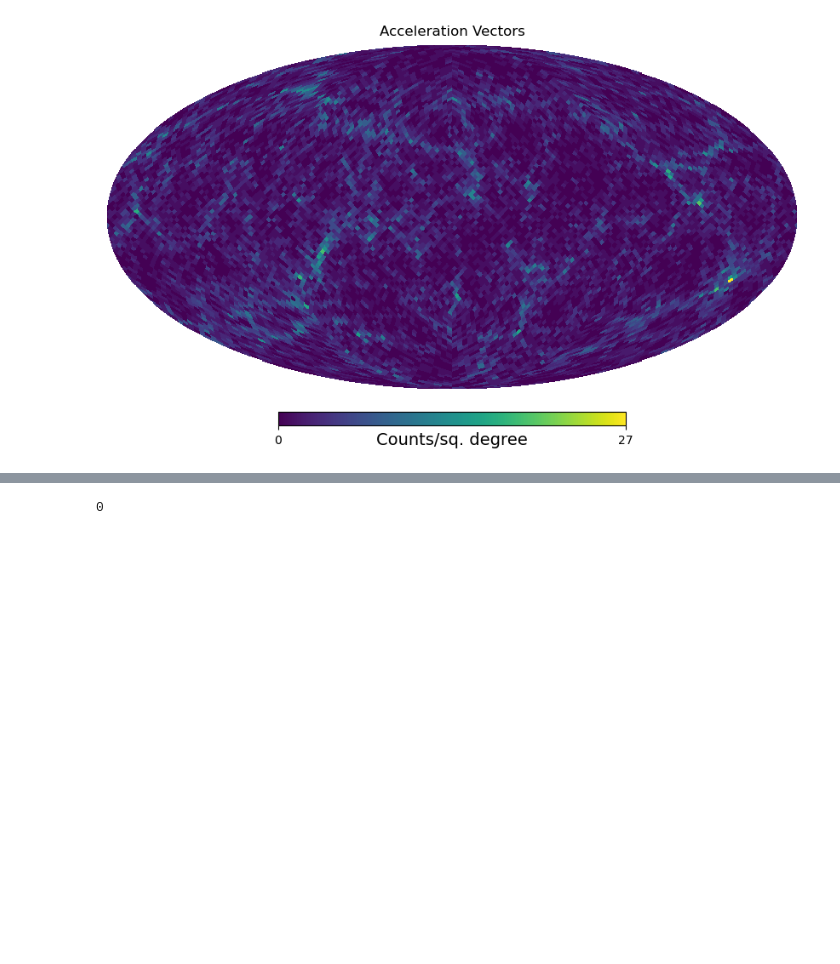
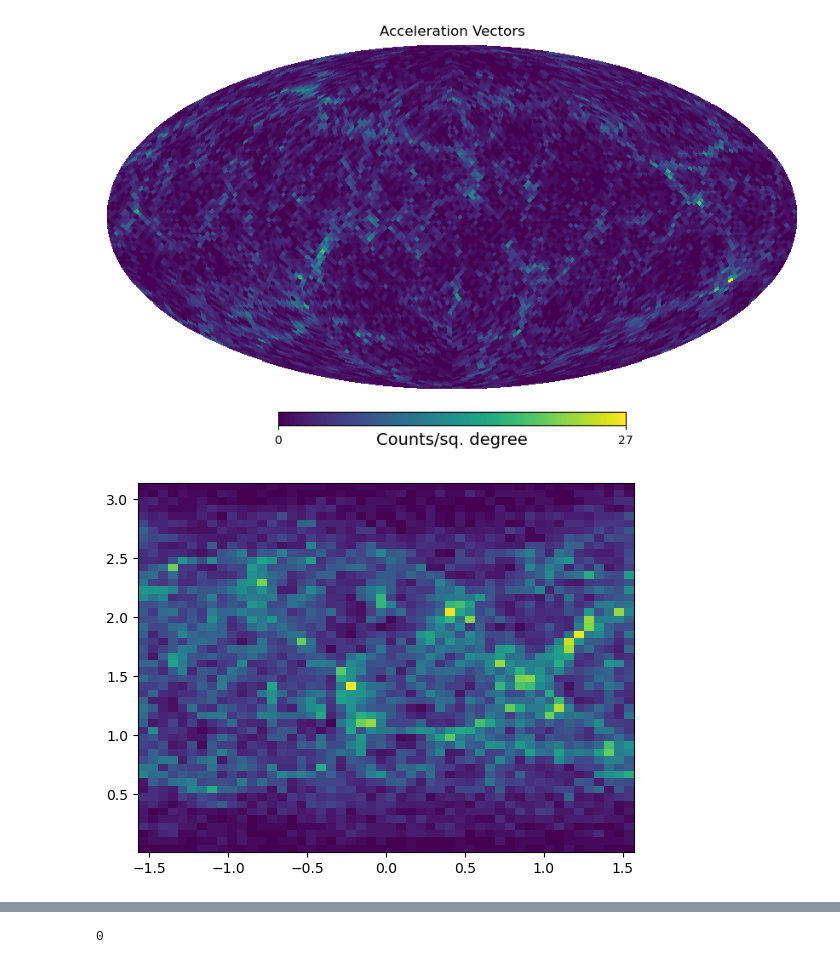
Before and after one commit to tsiskar/Master_Project2, a Jupyter notebook: skymap2.ipynb, the cells around one changed output, grey strips where cells are left out. Cells and saved outputs as stored; diff of their text form; code cells hidden in the pictures; blank space fills up the shorter version.

```diff
--- a/skymap2.ipynb
+++ b/skymap2.ipynb
@@ -167,0 +198,5 @@ hp.mollview(counts2, title='Acceleration Vectors', unit='Counts/sq. degree')
+# %%
+plt.hist2d(theta2, phi2, bins=(50, 50))
+plt.show()
+# %% [output]
+[figure, added]
```
Also changed, not shown: parts of 19 cells of this notebook.
